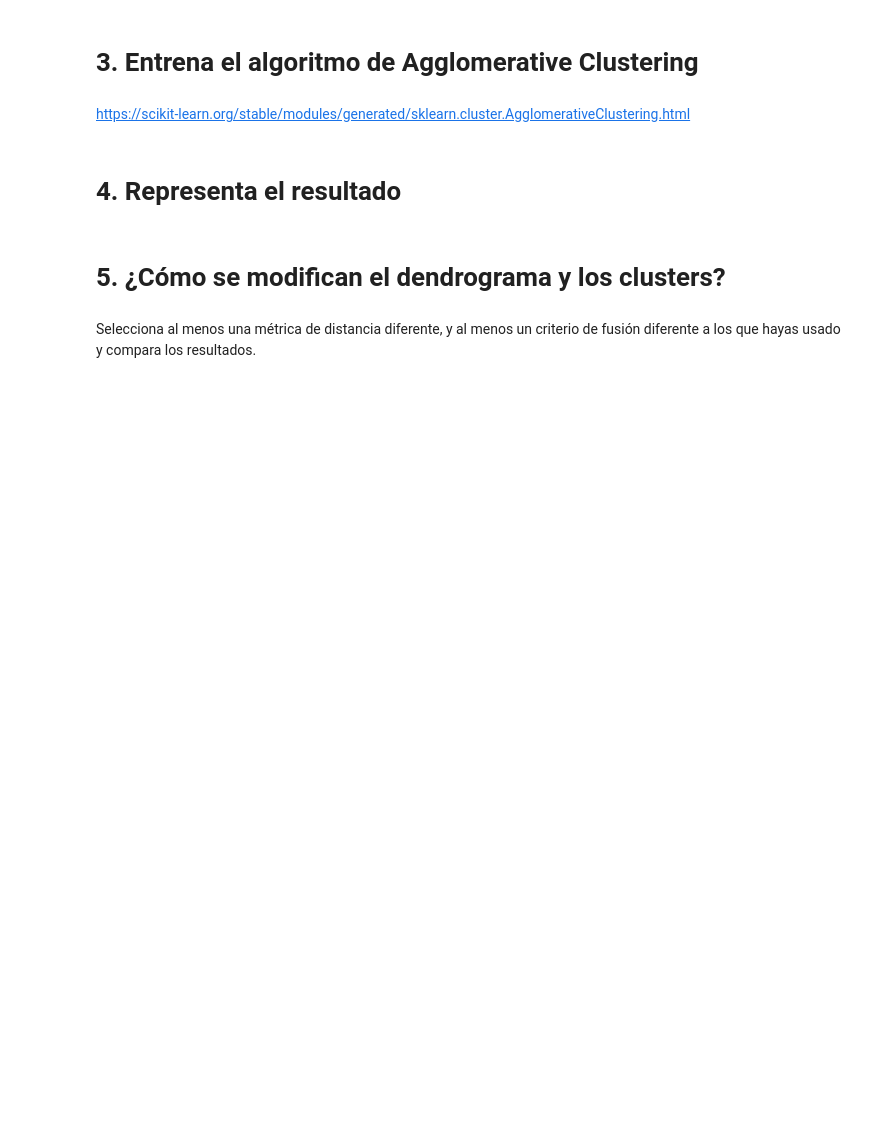
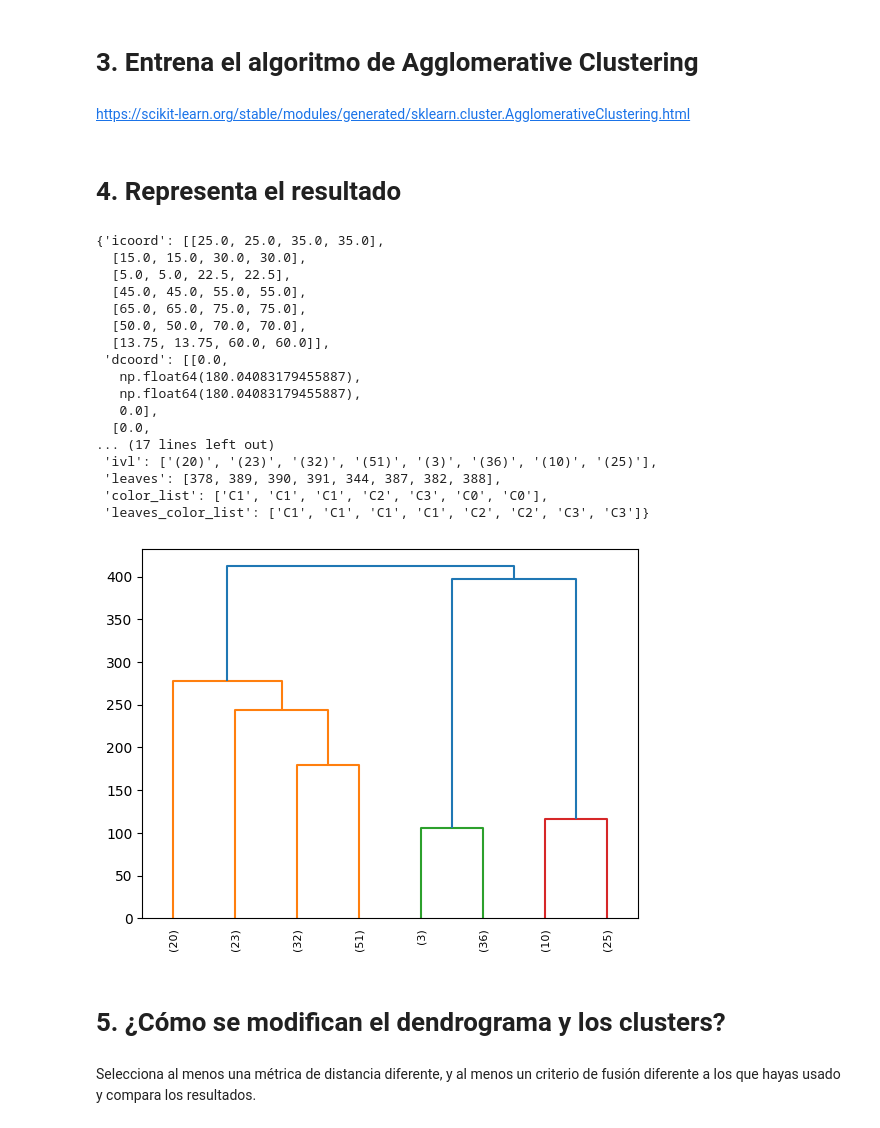
Before and after one commit to kpnss/courses_usj, a Jupyter notebook: apredizaje/Notebook02_AgglomerativeClustering.ipynb, the cells around one changed output. Cells and saved outputs as stored; diff of their text form; code cells hidden in the pictures; blank space fills up the shorter version.

```diff
--- a/apredizaje/Notebook02_AgglomerativeClustering.ipynb
+++ b/apredizaje/Notebook02_AgglomerativeClustering.ipynb
@@ -27,5 +53,32 @@ n_clusters = ... # Elegir en base al dendrograma obtenido
 # %% [markdown]
 # 4. Representa el resultado
+# %%
+dendrogram(
+    Z,
+    leaf_rotation=90.,  # rotates the x axis labels
+    leaf_font_size=8.,  # font size for the x axis labels
+    truncate_mode="lastp",
+    p = 8
+)
+# %% [output]
+{'icoord': [[25.0, 25.0, 35.0, 35.0],
+  [15.0, 15.0, 30.0, 30.0],
+  [5.0, 5.0, 22.5, 22.5],
+  [45.0, 45.0, 55.0, 55.0],
+  [65.0, 65.0, 75.0, 75.0],
+  [50.0, 50.0, 70.0, 70.0],
+  [13.75, 13.75, 60.0, 60.0]],
+ 'dcoord': [[0.0,
+   np.float64(180.04083179455887),
+   np.float64(180.04083179455887),
+   0.0],
+  [0.0,
+... (17 lines left out)
+ 'ivl': ['(20)', '(23)', '(32)', '(51)', '(3)', '(36)', '(10)', '(25)'],
+ 'leaves': [378, 389, 390, 391, 344, 387, 382, 388],
+ 'color_list': ['C1', 'C1', 'C1', 'C2', 'C3', 'C0', 'C0'],
+ 'leaves_color_list': ['C1', 'C1', 'C1', 'C1', 'C2', 'C2', 'C3', 'C3']}
+[figure, added]
 # %% [markdown]
 # 5. ¿Cómo se modifican el dendrograma y los clusters?
 # %% [markdown]
```
Also changed, not shown: parts of 6 cells of this notebook, 6 other files.
